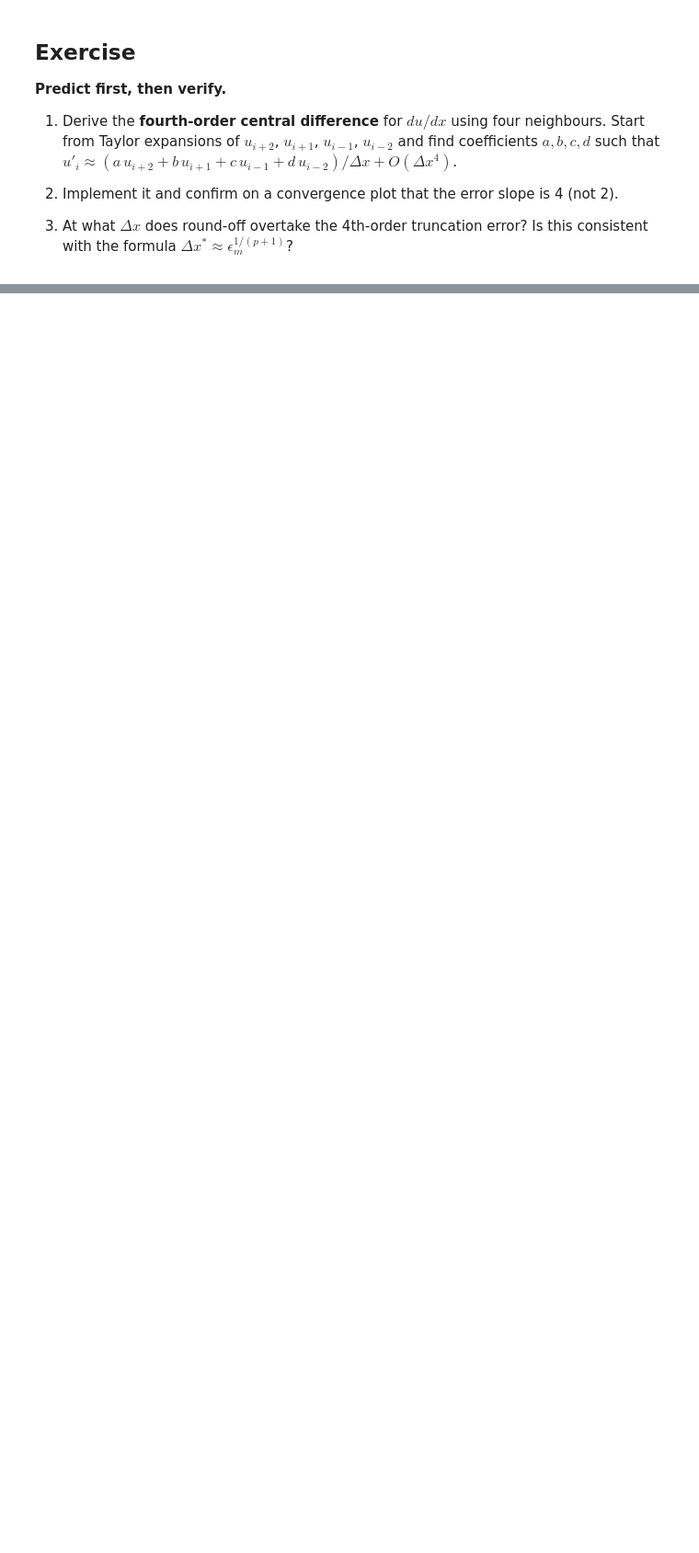
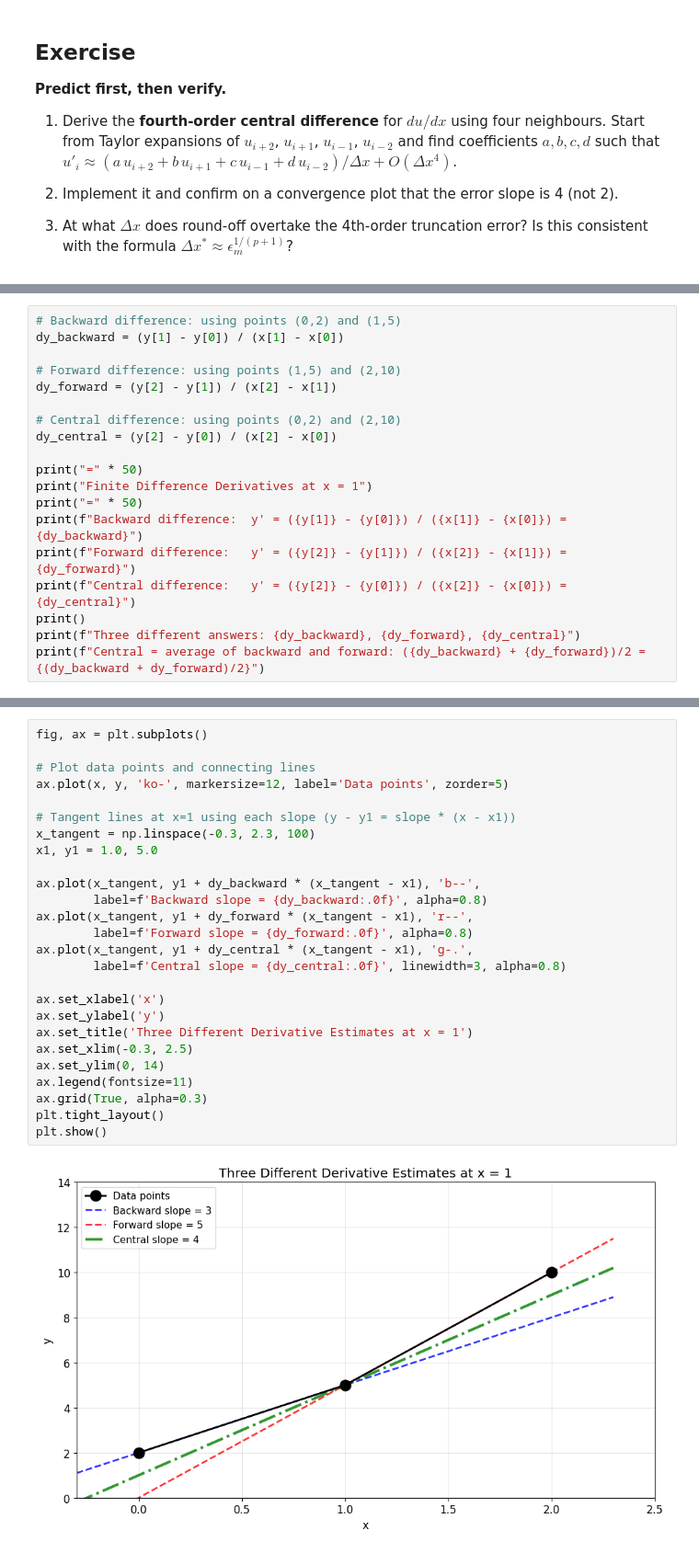
Before and after one commit to harishragul/cfd, a Jupyter notebook: curriculum/module_01_foundations/05_finite_difference_method.ipynb, the cells around one changed output, grey strips where cells are left out. Shown at 92% size. Drawn from its saved outputs; the diff is of its cells as text; blank space fills up the shorter version.

```diff
--- a/curriculum/module_01_foundations/05_finite_difference_method.ipynb
+++ b/curriculum/module_01_foundations/05_finite_difference_method.ipynb
@@ -299,0 +343,19 @@ plt.show()
+# %%
+# Backward difference: using points (0,2) and (1,5)
+dy_backward = (y[1] - y[0]) / (x[1] - x[0])
+
+# Forward difference: using points (1,5) and (2,10)
+dy_forward = (y[2] - y[1]) / (x[2] - x[1])
+
+# Central difference: using points (0,2) and (2,10)
+dy_central = (y[2] - y[0]) / (x[2] - x[0])
+
+print("=" * 50)
+print("Finite Difference Derivatives at x = 1")
+print("=" * 50)
+print(f"Backward difference:  y' = ({y[1]} - {y[0]}) / ({x[1]} - {x[0]}) = {dy_backward}")
+print(f"Forward difference:   y' = ({y[2]} - {y[1]}) / ({x[2]} - {x[1]}) = {dy_forward}")
+print(f"Central difference:   y' = ({y[2]} - {y[0]}) / ({x[2]} - {x[0]}) = {dy_central}")
+print()
+print(f"Three different answers: {dy_backward}, {dy_forward}, {dy_central}")
+print(f"Central = average of backward and forward: ({dy_backward} + {dy_forward})/2 = {(dy_backward + dy_forward)/2}")
@@ -299,0 +376,28 @@ plt.show()
+# %%
+fig, ax = plt.subplots()
+
+# Plot data points and connecting lines
+ax.plot(x, y, 'ko-', markersize=12, label='Data points', zorder=5)
+
+# Tangent lines at x=1 using each slope (y - y1 = slope * (x - x1))
+x_tangent = np.linspace(-0.3, 2.3, 100)
+x1, y1 = 1.0, 5.0
+
+ax.plot(x_tangent, y1 + dy_backward * (x_tangent - x1), 'b--',
+        label=f'Backward slope = {dy_backward:.0f}', alpha=0.8)
+ax.plot(x_tangent, y1 + dy_forward * (x_tangent - x1), 'r--',
+        label=f'Forward slope = {dy_forward:.0f}', alpha=0.8)
+ax.plot(x_tangent, y1 + dy_central * (x_tangent - x1), 'g-.',
+        label=f'Central slope = {dy_central:.0f}', linewidth=3, alpha=0.8)
+
+ax.set_xlabel('x')
+ax.set_ylabel('y')
+ax.set_title('Three Different Derivative Estimates at x = 1')
+ax.set_xlim(-0.3, 2.5)
+ax.set_ylim(0, 14)
+ax.legend(fontsize=11)
+ax.grid(True, alpha=0.3)
+plt.tight_layout()
+plt.show()
+# %% [output]
+[figure, added]
```
Also changed, not shown: parts of 8 cells of this notebook, 8 other files.
